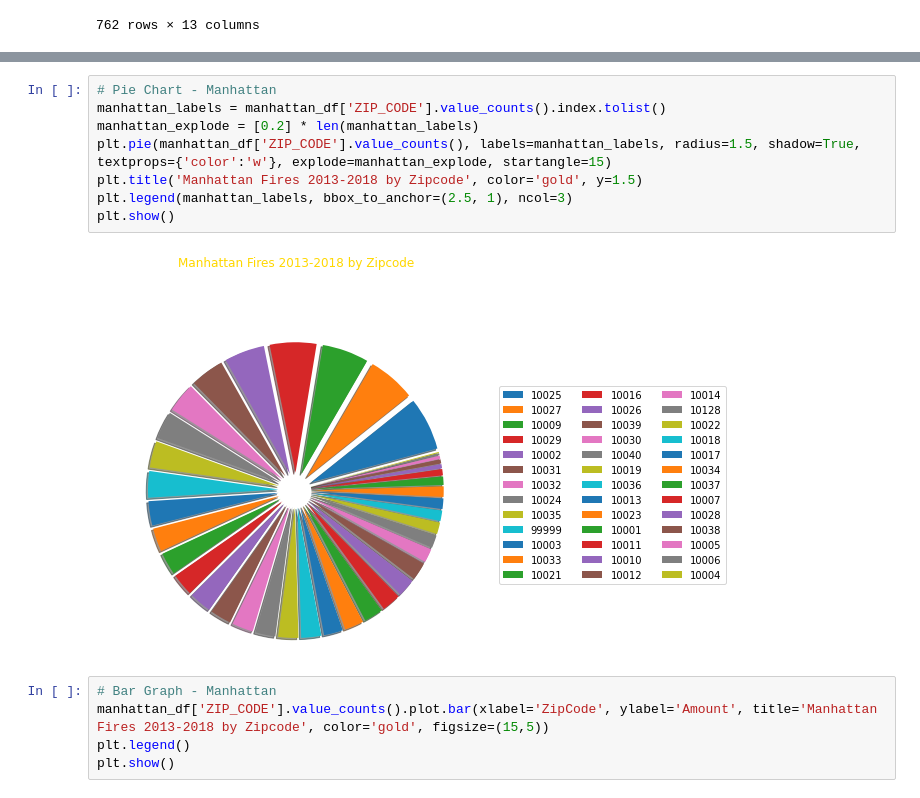
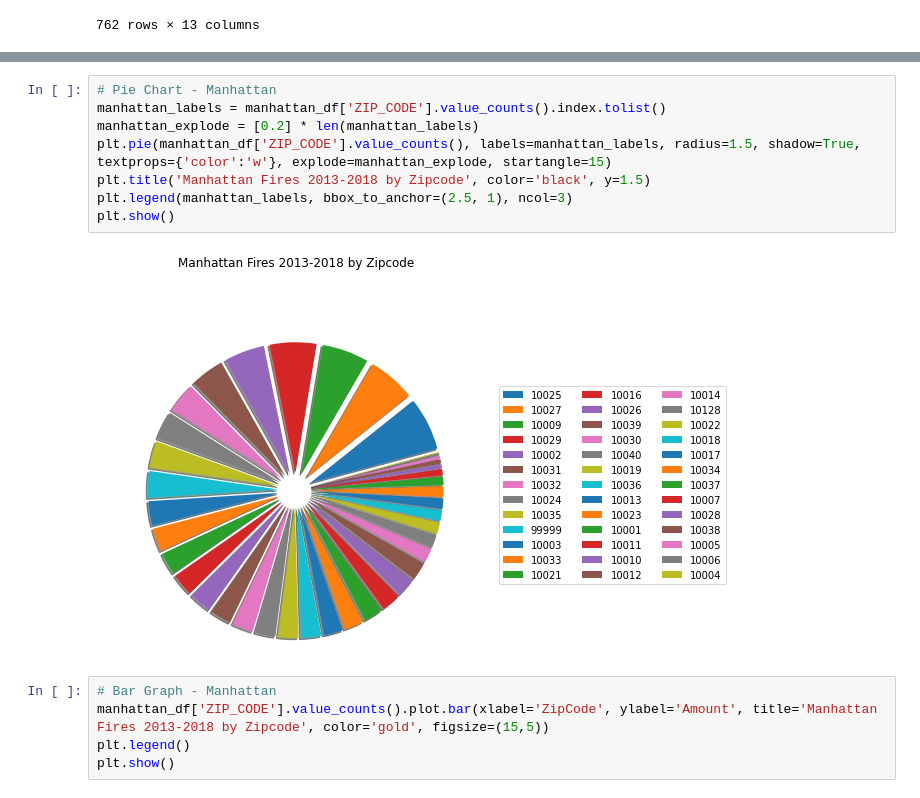
Before and after one commit to daiyanc/nyc_fires, a Jupyter notebook: data_visualization.ipynb, the cells around one changed output, grey strips where cells are left out. Drawn from its saved outputs; the diff is of its cells as text.

```diff
--- a/data_visualization.ipynb
+++ b/data_visualization.ipynb
@@ -373,14 +373,14 @@ manhattan
 # %%
 # Pie Chart - Manhattan
 manhattan_labels = manhattan_df['ZIP_CODE'].value_counts().index.tolist()
 manhattan_explode = [0.2] * len(manhattan_labels)
 plt.pie(manhattan_df['ZIP_CODE'].value_counts(), labels=manhattan_labels, radius=1.5, shadow=True,
 textprops={'color':'w'}, explode=manhattan_explode, startangle=15)
-plt.title('Manhattan Fires 2013-2018 by Zipcode', color='gold', y=1.5)
+plt.title('Manhattan Fires 2013-2018 by Zipcode', color='black', y=1.5)
 plt.legend(manhattan_labels, bbox_to_anchor=(2.5, 1), ncol=3)
 plt.show()
 # %% [output]
-[figure, old version]
+[figure, new version]
 # %%
 # Bar Graph - Manhattan
 manhattan_df['ZIP_CODE'].value_counts().plot.bar(xlabel='ZipCode', ylabel='Amount', title='Manhattan Fires 2013-2018 by Zipcode', color='gold', figsize=(15,5))
```
Also changed, not shown: parts of 4 cells of this notebook.
